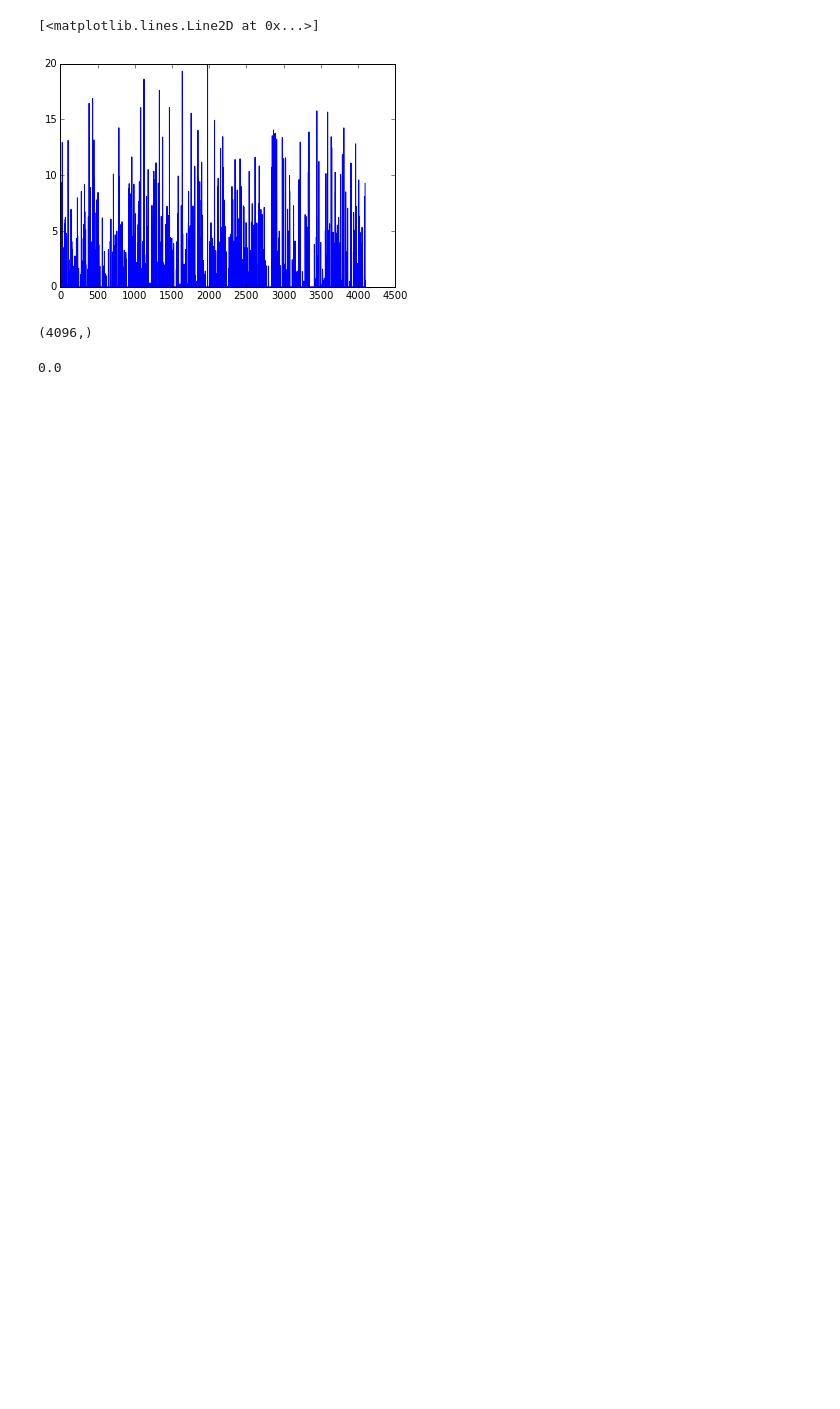
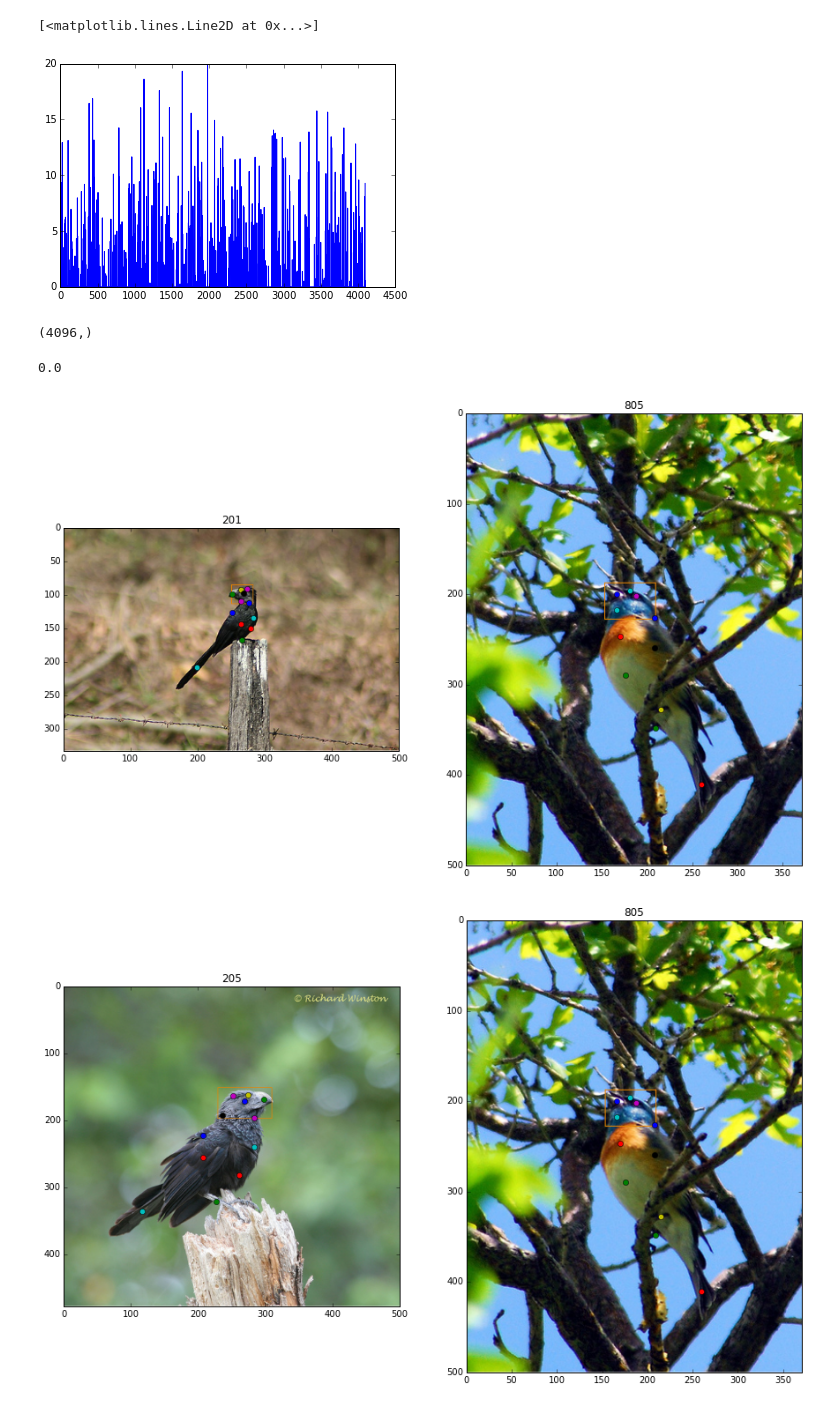
Before and after one commit to yassersouri/omgh, a Jupyter notebook: notebooks/general.ipynb, the cells around one changed output. Drawn from its saved outputs; the diff is of its cells as text; code cells hidden in the pictures; blank space fills up the shorter version.

```diff
--- a/notebooks/general.ipynb
+++ b/notebooks/general.ipynb
@@ -288,3 +288,45 @@ d2 = net.blobs['fc7'].data[3, :, 0, 0]
 np.linalg.norm(d1-d2)
 # %% [output]
 0.0
+# %%
+from parts import *
+cub = CUB_200_2011(settings.CUB_ROOT)
+cub_parts = cub.get_parts()
+
+def vis_near(test_id, train_id):
+    img_test = caffe.io.load_image(cub.get_image_info(test_id))
+    parts_test = cub_parts.for_image(test_id)
+
+    img_train = caffe.io.load_image(cub.get_image_info(train_id))
+    parts_train = cub_parts.for_image(train_id)
+
+    fig = plt.figure(figsize=(15, 10))
+
+    ax = fig.add_subplot(121)
+    # ax.set_axis_off()
+    filtered_parts_test = parts_test.filter_by_name(Parts.HEAD_PART_NAMES)
+    filtered_parts_test.draw_rect(img_test)
+    ax.imshow(img_test)
+    ax.set_title(test_id)
+    ax.set_xlim((0, img_test.shape[1]))
+    ax.set_ylim((img_test.shape[0], 0))
+    parts_test.draw_part(ax)
+
+    ax = fig.add_subplot(122)
+    # ax.set_axis_off()
+    filtered_parts_train = parts_train.filter_by_name(Parts.HEAD_PART_NAMES)
+    filtered_parts_train.draw_rect(img_train)
+    ax.imshow(img_train)
+    ax.set_title(train_id)
+    ax.set_xlim((0, img_train.shape[1]))
+    ax.set_ylim((img_train.shape[0], 0))
+    parts_train.draw_part(ax)
+# %%
+tests_id = [201, 205]
+train_ids = [805, 805]
+
+for i, j in zip(tests_id, train_ids):
+    vis_near(i, j)
+# %% [output]
+[figure, added]
+[figure, added]
```
Also changed, not shown: parts of 1 cell of this notebook.
